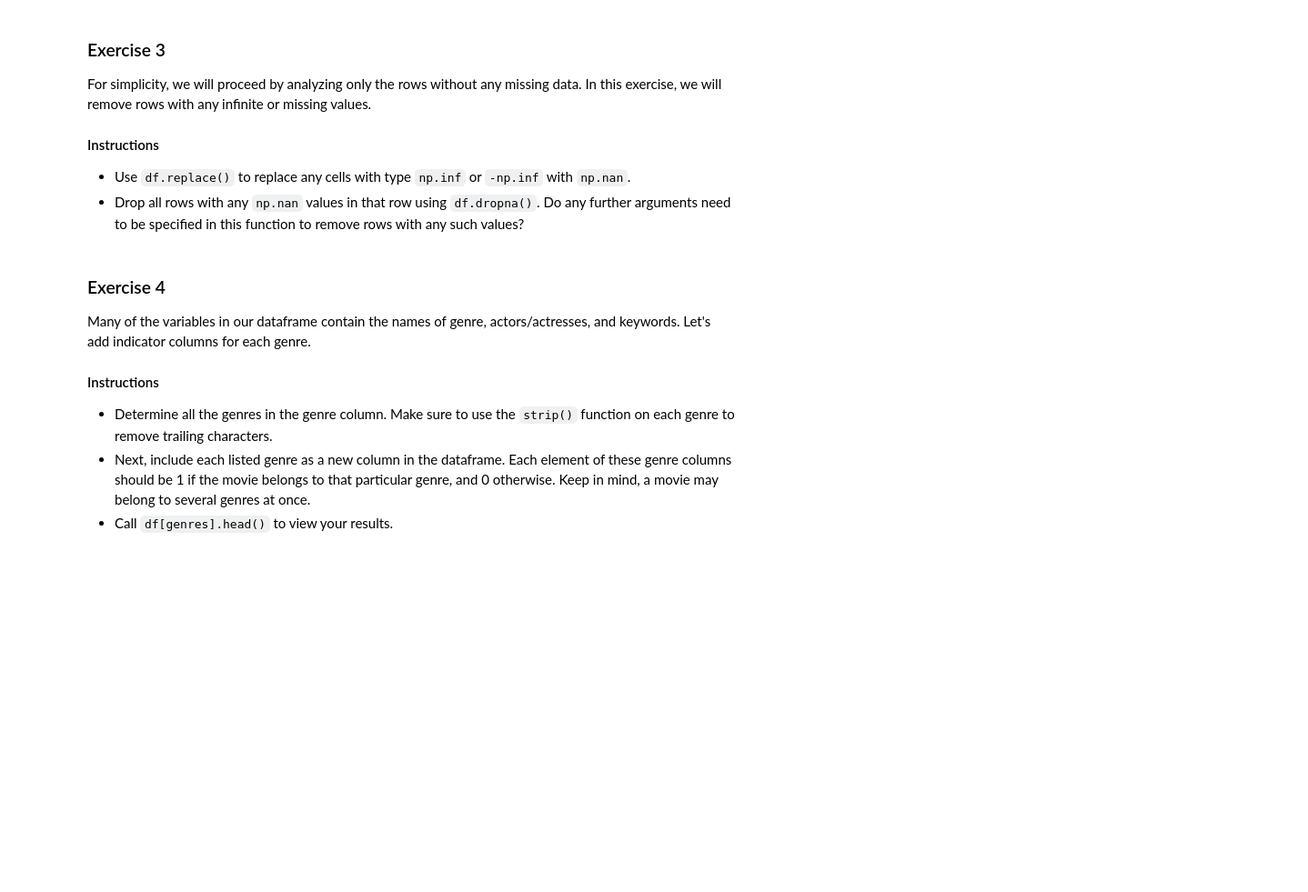
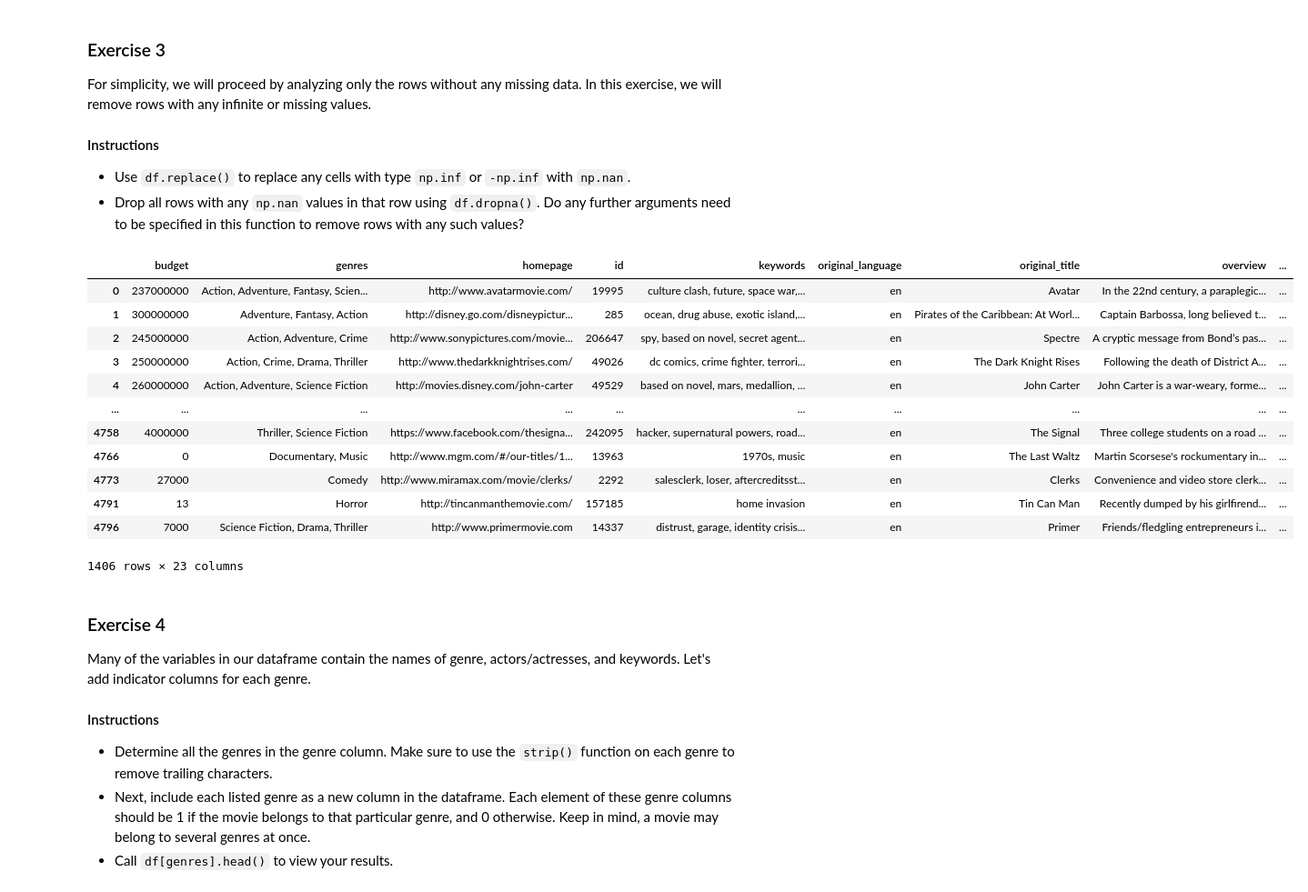
Before and after one commit to StefanSan26/Python-for-research-edx, a Jupyter notebook: CS7-linear-regression-movies/HW5-1.ipynb, the cells around one changed output. Shown at 91% size. Cells and saved outputs as stored; diff of their text form; code cells hidden in the pictures; blank space fills up the shorter version.

```diff
--- a/CS7-linear-regression-movies/HW5-1.ipynb
+++ b/CS7-linear-regression-movies/HW5-1.ipynb
@@ -71,3 +69,22 @@ For simplicity, we will proceed by analyzing only the rows without any missing d
+# %%
+# Enter code here.
+df = df.replace([np.inf, -np.inf], np.nan)
+df = df.dropna(how="any")
+df
+# %% [output]
+|  | budget | genres | homepage | id | keywords | original_language | original_title | overview | ... |
+| 0 | 237000000 | Action, Adventure, Fantasy, Scien... | http://www.avatarmovie.com/ | 19995 | culture clash, future, space war,... | en | Avatar | In the 22nd century, a paraplegic... | ... |
+| 1 | 300000000 | Adventure, Fantasy, Action | http://disney.go.com/disneypictur... | 285 | ocean, drug abuse, exotic island,... | en | Pirates of the Caribbean: At Worl... | Captain Barbossa, long believed t... | ... |
+| 2 | 245000000 | Action, Adventure, Crime | http://www.sonypictures.com/movie... | 206647 | spy, based on novel, secret agent... | en | Spectre | A cryptic message from Bond’s pas... | ... |
+| 3 | 250000000 | Action, Crime, Drama, Thriller | http://www.thedarkknightrises.com/ | 49026 | dc comics, crime fighter, terrori... | en | The Dark Knight Rises | Following the death of District A... | ... |
+| 4 | 260000000 | Action, Adventure, Science Fiction | http://movies.disney.com/john-carter | 49529 | based on novel, mars, medallion, ... | en | John Carter | John Carter is a war-weary, forme... | ... |
+| ... | ... | ... | ... | ... | ... | ... | ... | ... | ... |
+| 4758 | 4000000 | Thriller, Science Fiction | https://www.facebook.com/thesigna... | 242095 | hacker, supernatural powers, road... | en | The Signal | Three college students on a road ... | ... |
+| 4766 | 0 | Documentary, Music | http://www.mgm.com/#/our-titles/1... | 13963 | 1970s, music | en | The Last Waltz | Martin Scorsese's rockumentary in... | ... |
+| 4773 | 27000 | Comedy | http://www.miramax.com/movie/clerks/ | 2292 | salesclerk, loser, aftercreditsst... | en | Clerks | Convenience and video store clerk... | ... |
+| 4791 | 13 | Horror | http://tincanmanthemovie.com/ | 157185 | home invasion | en | Tin Can Man | Recently dumped by his girlfirend... | ... |
+| 4796 | 7000 | Science Fiction, Drama, Thriller | http://www.primermovie.com | 14337 | distrust, garage, identity crisis... | en | Primer | Friends/fledgling entrepreneurs i... | ... |
+1406 rows × 23 columns
 # %% [markdown]
 ### Exercise 4
 
```
Also changed, not shown: parts of 10 cells of this notebook, 13 other files.
